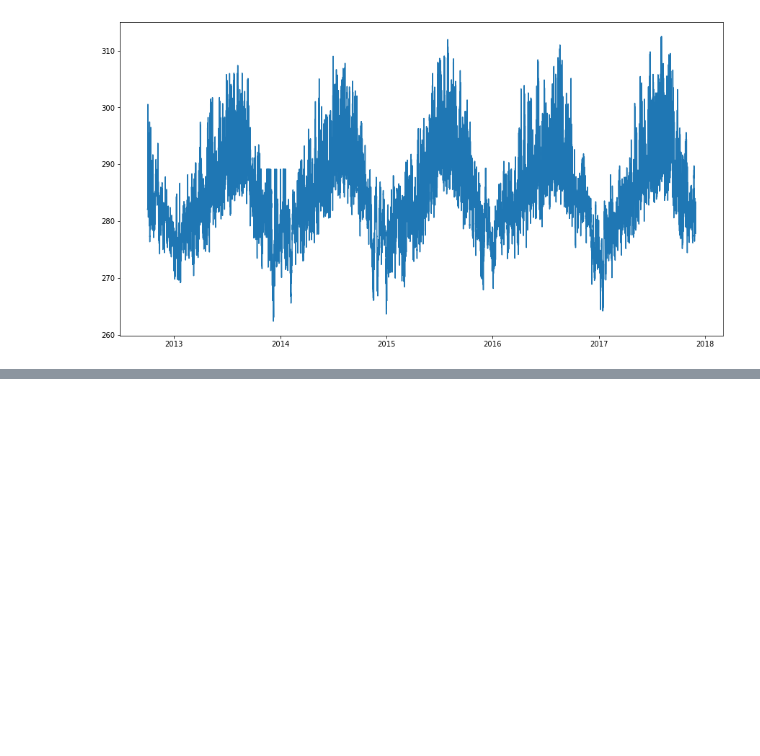
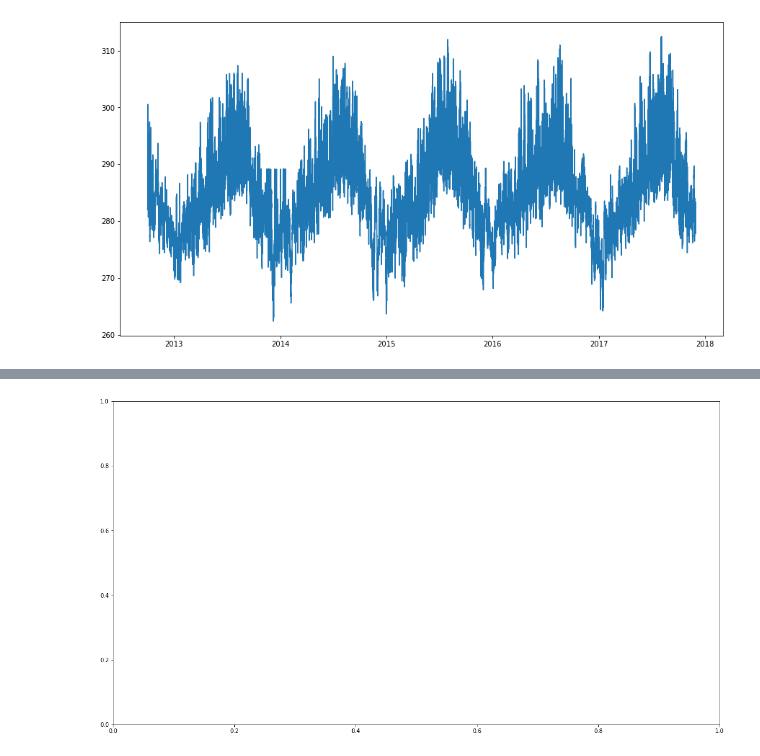
Before and after one commit to Renato-Ribeiroo/Cursos-Python, a Jupyter notebook: Data Science/Data Visualization Matplotlib/Data_Visualization_com_Matplotlib.ipynb, the cells around one changed output, grey strips where cells are left out. Saved outputs shown, nothing was run; the diff lists cells and outputs as text; code cells hidden in the pictures; blank space fills up the shorter version.

```diff
--- a/Data Science/Data Visualization Matplotlib/Data_Visualization_com_Matplotlib.ipynb
+++ b/Data Science/Data Visualization Matplotlib/Data_Visualization_com_Matplotlib.ipynb
@@ -58,0 +67,6 @@ plt.plot(df['data'], df['temperatura'])
+# %%
+#setando os parametros de um grafico em uma variavel
+fig = plt.figure(figsize=(15, 8))
+eixo = fig.add_axes([0, 0, 1, 1])
+# %% [output]
+[figure, added]
```
Also changed, not shown: parts of 13 cells of this notebook.
